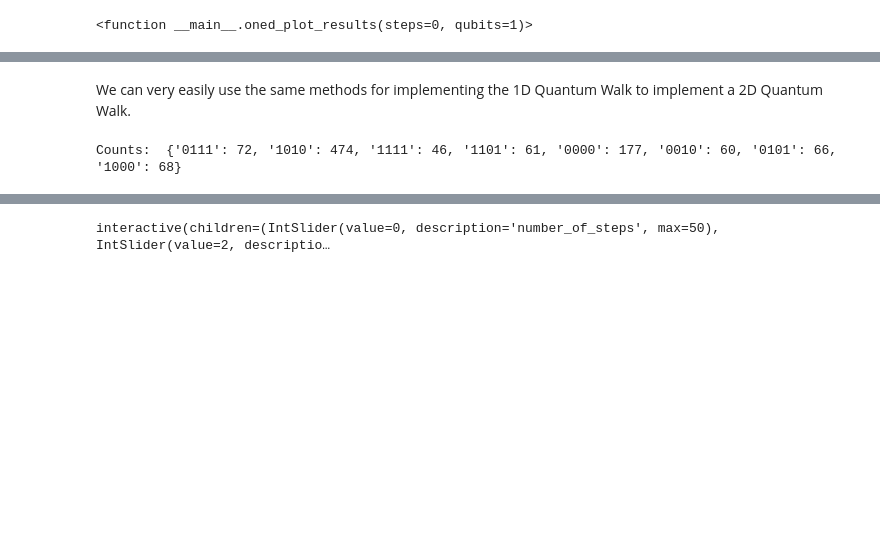
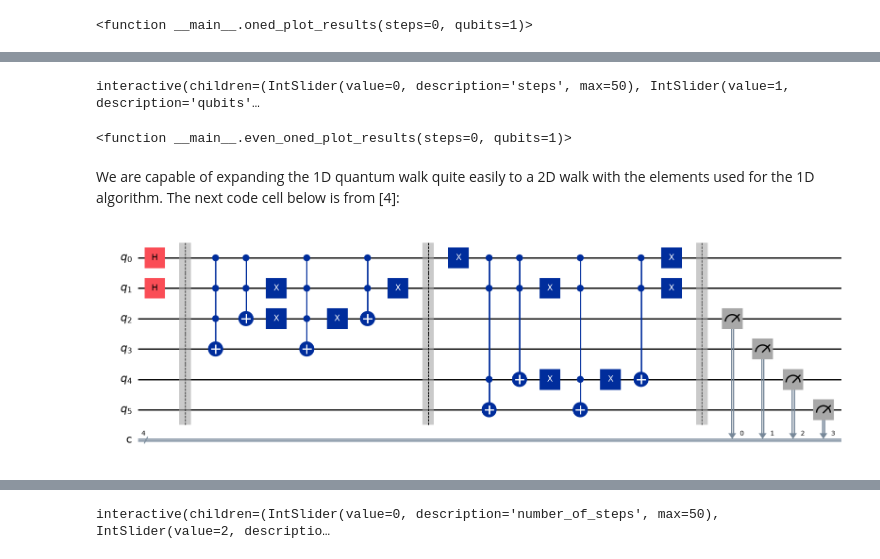
Before and after one commit to yamoceans/sciqis_project, a Jupyter notebook: q_walks.ipynb, the cells around one changed output, grey strips where cells are left out. Cells and saved outputs as stored; diff of their text form; code cells hidden in the pictures; blank space fills up the shorter version.

Commit message:
Added text explaining the algorithms and updated other text cells

```diff
--- a/q_walks.ipynb
+++ b/q_walks.ipynb
@@ -175,5 +243,10 @@ You can see the effect of this bias for yourself by playing around with the size
+# %%
+widgets.interact(even_oned_plot_results,steps=(0,50,1), qubits=(1,8,1))
+# %% [output]
+interactive(children=(IntSlider(value=0, description='steps', max=50), IntSlider(value=1, description='qubits'…
+<function __main__.even_oned_plot_results(steps=0, qubits=1)>
 # %% [markdown]
-We can very easily use the same methods for implementing the 1D Quantum Walk to implement a 2D Quantum Walk.
+We are capable of expanding the 1D quantum walk quite easily to a 2D walk with the elements used for the 1D algorithm. The next code cell below is from [4]:
 # %%
 # Quantum Walk on 2D graph
 
@@ -232,10 +305,12 @@ def twod_steps(q_cir, num_steps):
     for i in range(0, num_steps):
         q_cir.h(0)
         q_cir.h(1)
+        q_cir.barrier()
         twod_incr_operator(q_cir, first_register)
         q_cir.x(1)
         twod_decr_operator(q_cir, first_register)
         q_cir.x(1)
+        q_cir.barrier()
         q_cir.x(0)
         twod_incr_operator(q_cir, second_register)
         q_cir.x(1)
@@ -258,32 +333,32 @@ def twod_create_circuit(num_steps, position_register_qubits):
 
     for i in range(2, q_cir.num_qubits):
         full_register.append(i)
 
     for j in range(0, len(full_register)):
         q_cir.measure(full_register[j],j)
     #for i in range(0, q_cir.num_qubits):
     #    q_cir.measure(i, i)
 
     return q_cir
 
 def twod_run_circuit(q_cir, shots):
 
     # Runs a given circuit some shots number of times
 
     sampler = StatevectorSampler()
     result = sampler.run([q_cir], shots=shots).result()
     return result[0].data.c.get_counts()
 
 position_register_qubits = 2
-number_of_steps = 10
+number_of_steps = 1
 qc = twod_create_circuit(number_of_steps, position_register_qubits)
 
 qc.draw(output="mpl")
 
 #counts = twod_run_circuit(qc, shots=1024)
 #print("Counts: ", counts)
 #twod_run_circuit(qc, shots=2048)
 
 #Plot
 # %% [output]
-Counts:  {'0111': 72, '1010': 474, '1111': 46, '1101': 61, '0000': 177, '0010': 60, '0101': 66, '1000': 68}
+[figure, added]
```
Also changed, not shown: parts of 20 cells of this notebook.
